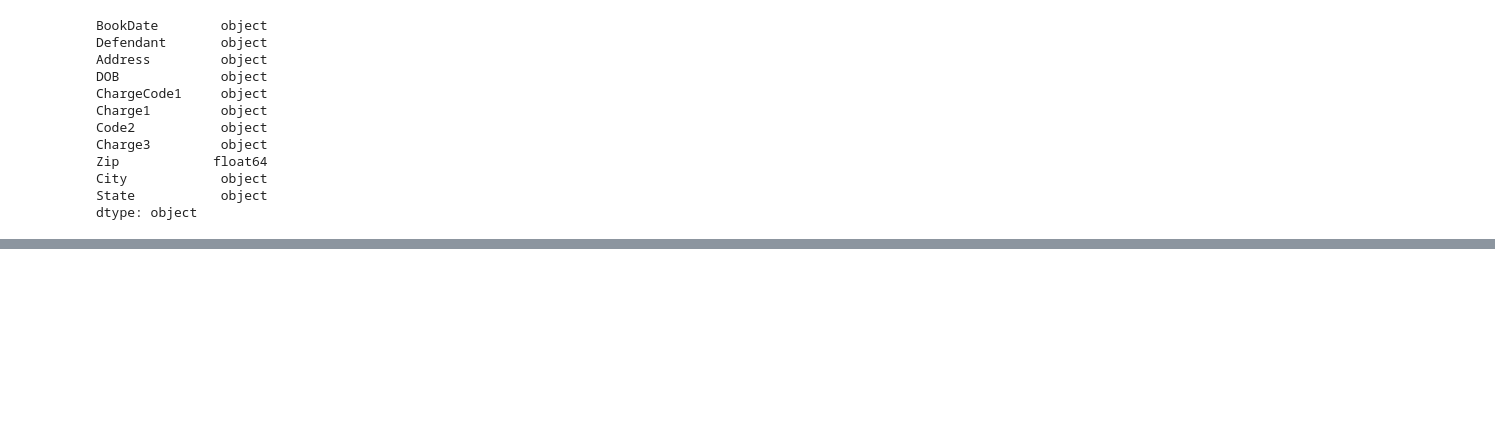
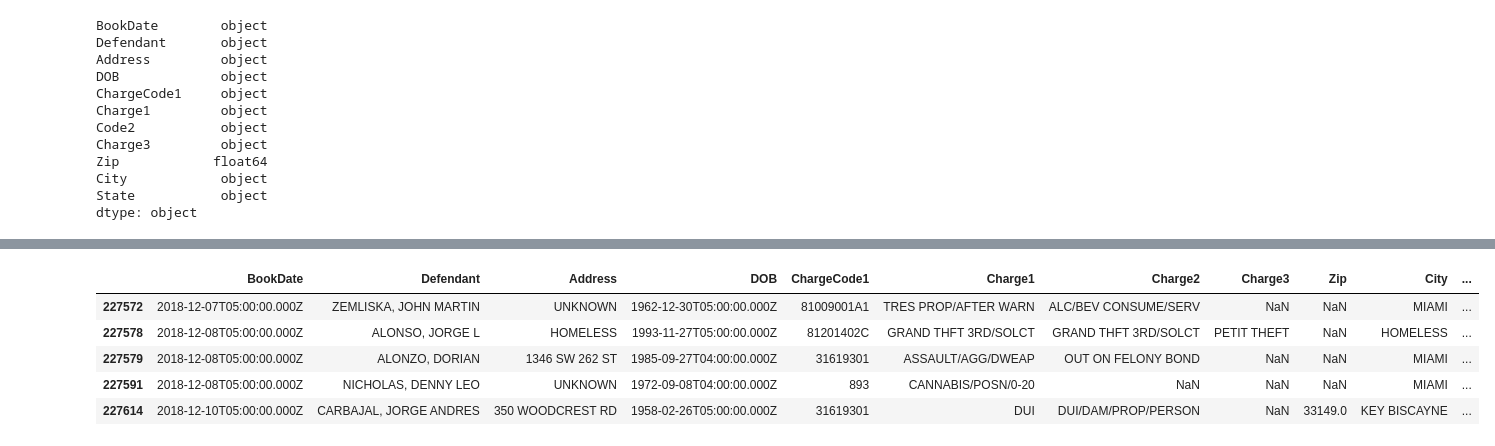
Before and after one commit to cynthiahuallanca/Miami_Crime_2019, a Jupyter notebook: Cleaning (Transform Process).ipynb, the cells around one changed output, grey strips where cells are left out. Cells and saved outputs as stored; diff of their text form; code cells hidden in the pictures; blank space fills up the shorter version.

```diff
--- a/Cleaning (Transform Process).ipynb
+++ b/Cleaning (Transform Process).ipynb
@@ -429,0 +745,16 @@ df.to_csv("jailbooking_cleaned.csv",index=True,header=True)
+# %%
+# Rename address
+df["Address"] = df["Address"].replace({"NLA": "UNKNOWN", "NO LOCAL": "UNKNOWN", "N/L/A": "UNKNOWN", "ADDRESS UNAVAILABLE":
+                                       "UNKNOWN", "NONE": "UNKNOWN", "NO LOCAL ADDRESS": "UNKNOWN", "ADDRESS UVKNOWN": "UNKNOWN",
+                                       "N L A": "UNKNOWN", "ADDRESS": "UNKNOWN", "ADDRESS UMKNOWN": "UNKNOWN", "UKNOWN": "UNKNOWN",
+                                       "HOMELESS TRANSIENT": "UNKNOWN", "LOS LITRES 111090, CHILE": "UNKNOWN", "UNKNOWN MIAMI DADE COUNT":"UNKNOWN",
+                                      "UNK": "UNKNOWN", "UNKNOWN ADDRESS": "UNKNOWN", "UNKNOWNW": "UNKNOWN", "UNKNOWN  Q": "UNKNOWN", "UNKNOWN  801": "UNKNOWN",
+                                      "UNKNOWN  4D": "UNKNOWN","UNKNOWNOW": "UNKNOWN","UNK ADDRESS": "UNKNOWN","UNKNOWN  1068": "UNKNOWN","UNKNOWNOWB": "UNKNOWN",
+                                      "UNKNOWNAL A": "UNKNOWN", "UNKNOWNT": "UNKNOWN"})
+# %%
+# Rename city
+df["City"] = df["City"].replace({"CHILE": "", "CILLIE": "", "BUENOS AIRES": "", "CINCINNATI": "","LAS VEGAS": "",
+                                 "GA": "", "SAN DIEGO": "", "BRAZIL": "", "NOR": "", "RUSSIA": "", "MEDELLIN": "",
+                                 "BROOKLYN": "", "N": "","P C BEACH": "","IND CRK VLG": "", "BOGATA": "", "SAN ANTONIO": ""})
+
+df = df.dropna(subset=['City'])
@@ -429,0 +801,5 @@ df.to_csv("jailbooking_cleaned.csv",index=True,header=True)
+# %%
+# set up additional columns to hold information
+df['lat'] = ""
+df['lon'] = ""
+df['Zip_code'] = ""
@@ -429,0 +815,6 @@ df.to_csv("jailbooking_cleaned.csv",index=True,header=True)
+# %%
+import requests
+import json
+from pprint import pprint
+
+df["cityfromapi"]=""
@@ -429,0 +868,9 @@ df.to_csv("jailbooking_cleaned.csv",index=True,header=True)
+# %%
+df.tail(5)
+# %% [output]
+|  | BookDate | Defendant | Address | DOB | ChargeCode1 | Charge1 | Charge2 | Charge3 | Zip | City | ... |
+| 227572 | 2018-12-07T05:00:00.000Z | ZEMLISKA, JOHN MARTIN | UNKNOWN | 1962-12-30T05:00:00.000Z | 81009001A1 | TRES PROP/AFTER WARN | ALC/BEV CONSUME/SERV | NaN | NaN | MIAMI | ... |
+| 227578 | 2018-12-08T05:00:00.000Z | ALONSO, JORGE L | HOMELESS | 1993-11-27T05:00:00.000Z | 81201402C | GRAND THFT 3RD/SOLCT | GRAND THFT 3RD/SOLCT | PETIT THEFT | NaN | HOMELESS | ... |
+| 227579 | 2018-12-08T05:00:00.000Z | ALONZO, DORIAN | 1346 SW 262 ST | 1985-09-27T04:00:00.000Z | 31619301 | ASSAULT/AGG/DWEAP | OUT ON FELONY BOND | NaN | NaN | MIAMI | ... |
+| 227591 | 2018-12-08T05:00:00.000Z | NICHOLAS, DENNY LEO | UNKNOWN | 1972-09-08T04:00:00.000Z | 893 | CANNABIS/POSN/0-20 | NaN | NaN | NaN | MIAMI | ... |
+| 227614 | 2018-12-10T05:00:00.000Z | CARBAJAL, JORGE ANDRES | 350 WOODCREST RD | 1958-02-26T05:00:00.000Z | 31619301 | DUI | DUI/DAM/PROP/PERSON | NaN | 33149.0 | KEY BISCAYNE | ... |
```
Also changed, not shown: parts of 24 cells of this notebook.
